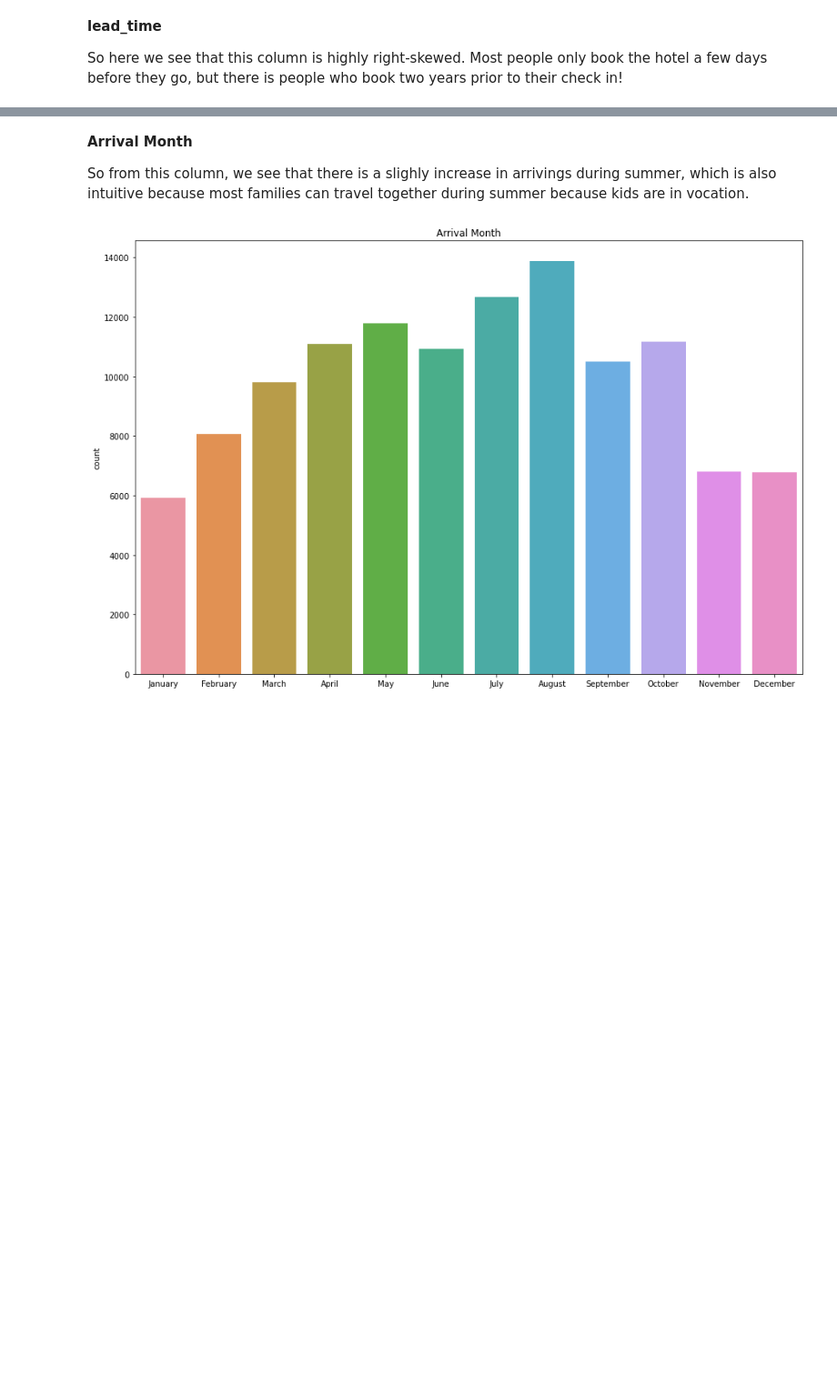
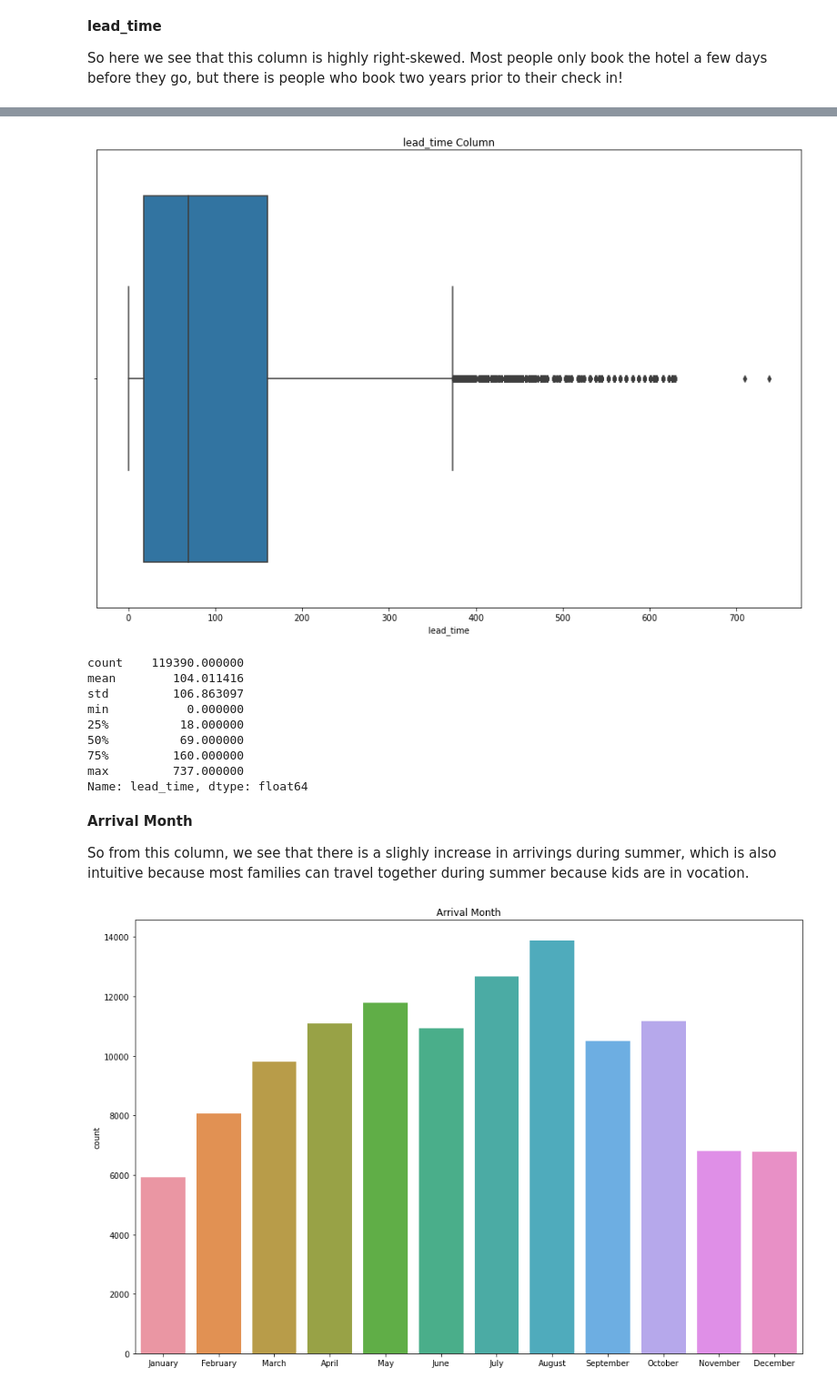
Before and after one commit to RandomY-2/Hotel_Reservation_Prediction, a Jupyter notebook: hotel-book-data-analysis.ipynb, the cells around one changed output, grey strips where cells are left out. Shown at 91% size. Cells and saved outputs as stored; diff of their text form; code cells hidden in the pictures; blank space fills up the shorter version.

```diff
--- a/hotel-book-data-analysis.ipynb
+++ b/hotel-book-data-analysis.ipynb
@@ -189,3 +182,21 @@ Name: lead_time, dtype: float64
+# %%
+plt.figure(figsize=(15, 10))
+plt.title("lead_time Column")
+sns.boxplot(x=full_data['lead_time'])
+plt.show()
+
+print(full_data['lead_time'].describe())
+# %% [output]
+[figure, added]
+count    119390.000000
+mean        104.011416
+std         106.863097
+min           0.000000
+25%          18.000000
+50%          69.000000
+75%         160.000000
+max         737.000000
+Name: lead_time, dtype: float64
 # %% [markdown]
 **Arrival Month**
 
```
Also changed, not shown: parts of 44 cells of this notebook, 2 other files.
